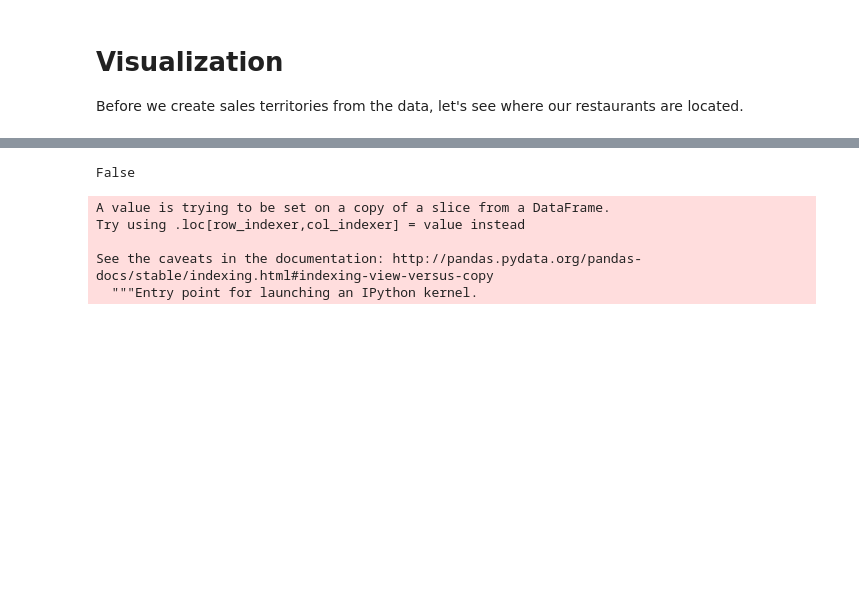
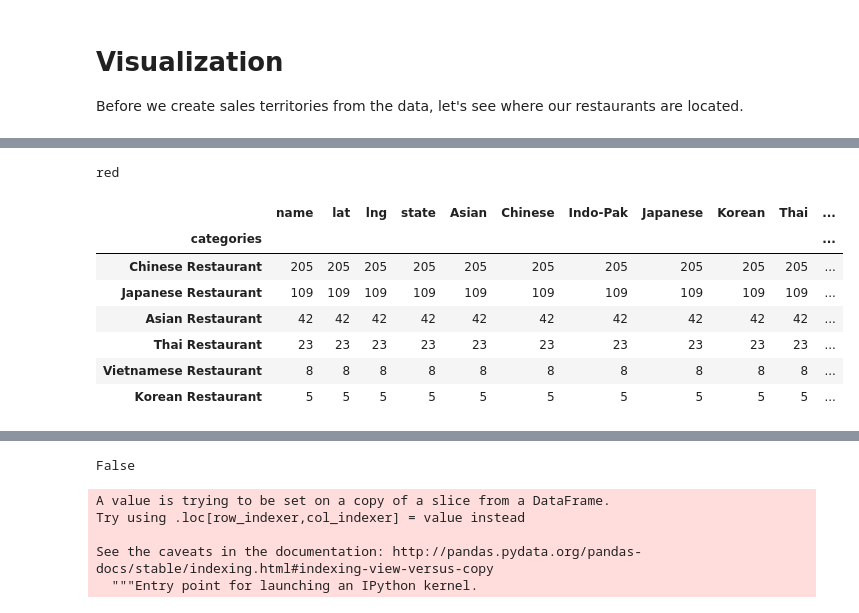
Before and after one commit to JamesDCage/Final-Week-0, a Jupyter notebook: Extracting_Data_from_Foursquare.ipynb, the cells around one changed output, grey strips where cells are left out. Drawn from its saved outputs; the diff is of its cells as text; code cells hidden in the pictures; blank space fills up the shorter version.

```diff
--- a/Extracting_Data_from_Foursquare.ipynb
+++ b/Extracting_Data_from_Foursquare.ipynb
@@ -761,0 +767,26 @@ AttributeError: ignored
+# %%
+# Create a dictionary to control colors on map
+
+color_dict = {
+ 0: 'yellow',
+ 1: 'red',
+ 2: 'blue',
+ 3: 'orange',
+ 4: 'cyan',
+ 5: 'pink',
+ 6: 'green'}
+
+# Center the map on the middle of the bounding box defined above
+center = [(fsw[0]+fne[0])/2, (fsw[1]+fne[1])/2]# Visualize all queries on a map, with fill color indicating number of restaurants
+map_georgia = folium.Map(location=center, zoom_start=7, control_scale=True)
+
+plugins.ScrollZoomToggler().add_to(map_georgia)
+
+# for restaurant in df_georgia[df_georgia['categories'].isin(['Indo-Pak Restaurant','Thai Restaurant', 'Korean Restaurant','Vietnamese Restaurant'])].iterrows():
+#     folium.Circle(radius = 20, color = color_dict[restaurant[1]['cluster']],
+#                   location = [restaurant[1]['lat'],restaurant[1]['lng']]).add_to(map_georgia)
+
+for restaurant in df_georgia.iterrows():
+    folium.Circle(radius = 20, color = color_dict[restaurant[1]['cluster']],
+                  location = [restaurant[1]['lat'],restaurant[1]['lng']]).add_to(map_georgia)
+map_georgia
@@ -761,0 +804,14 @@ AttributeError: ignored
+# %%
+x = 1
+print(color_dict[x])
+df_georgia[df_georgia['cluster'].isin([x])].groupby('categories').count().sort_values(by=['name'], ascending=False)
+# %% [output]
+red
+|  | name | lat | lng | state | Asian | Chinese | Indo-Pak | Japanese | Korean | Thai | ... |
+| categories |  |  |  |  |  |  |  |  |  |  | ... |
+| Chinese Restaurant | 205 | 205 | 205 | 205 | 205 | 205 | 205 | 205 | 205 | 205 | ... |
+| Japanese Restaurant | 109 | 109 | 109 | 109 | 109 | 109 | 109 | 109 | 109 | 109 | ... |
+| Asian Restaurant | 42 | 42 | 42 | 42 | 42 | 42 | 42 | 42 | 42 | 42 | ... |
+| Thai Restaurant | 23 | 23 | 23 | 23 | 23 | 23 | 23 | 23 | 23 | 23 | ... |
+| Vietnamese Restaurant | 8 | 8 | 8 | 8 | 8 | 8 | 8 | 8 | 8 | 8 | ... |
+| Korean Restaurant | 5 | 5 | 5 | 5 | 5 | 5 | 5 | 5 | 5 | 5 | ... |
```
Also changed, not shown: parts of 14 cells of this notebook.
